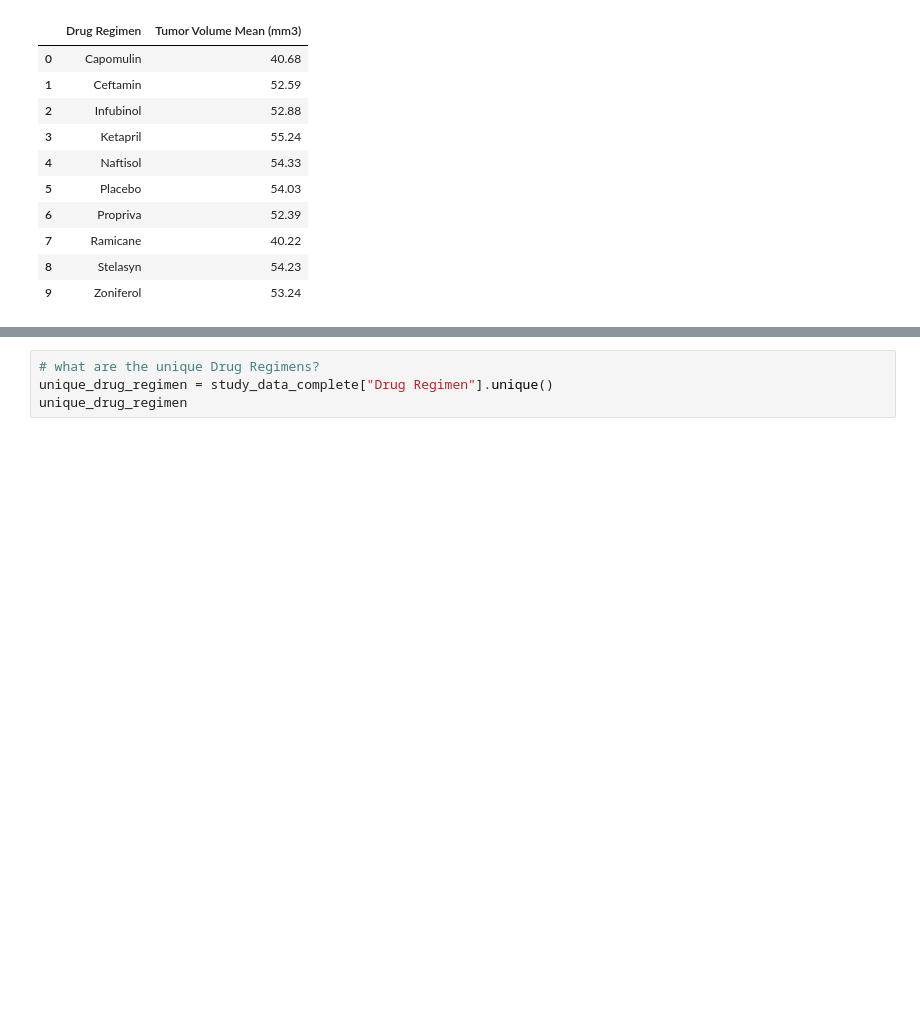
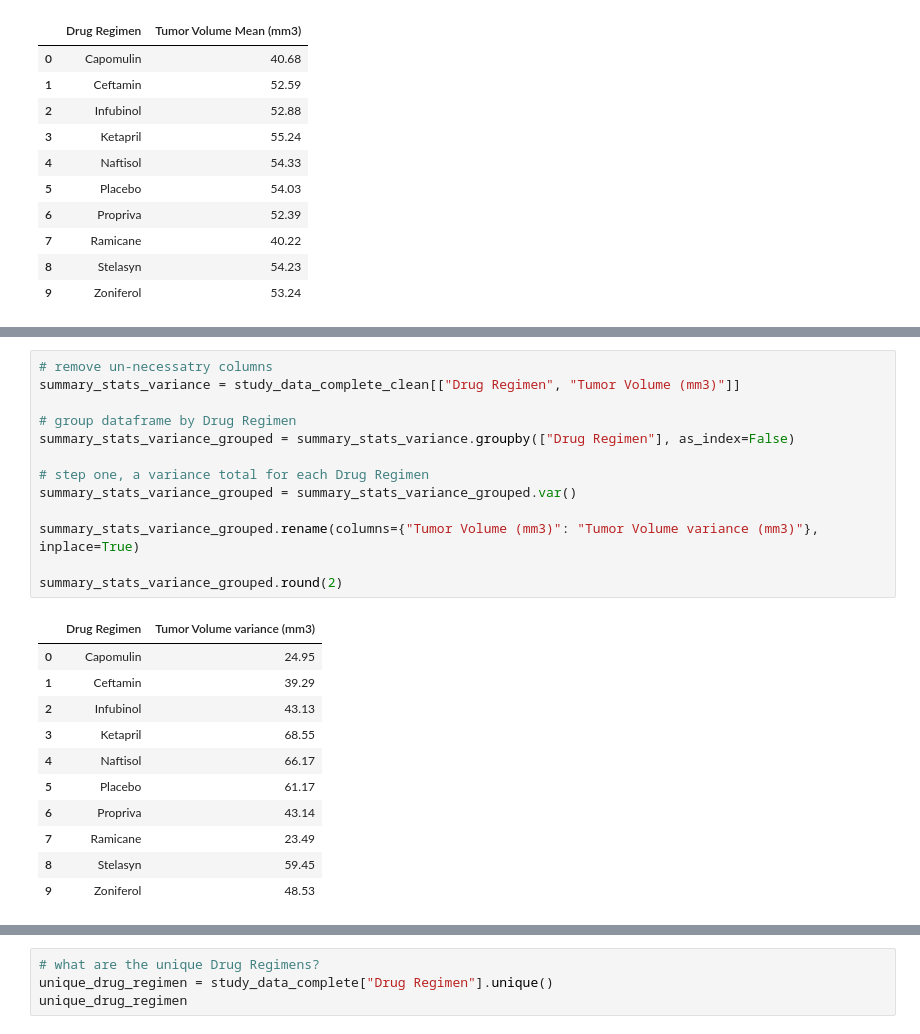
Before and after one commit to Carly-Jane/Matplotlib_Homework_Carly_Wieland, a Jupyter notebook: pymaceuticals_starter.ipynb, the cells around one changed output, grey strips where cells are left out. Cells and saved outputs as stored; diff of their text form; blank space fills up the shorter version.

```diff
--- a/pymaceuticals_starter.ipynb
+++ b/pymaceuticals_starter.ipynb
@@ -117,0 +145,25 @@ summary_stats_mean_grouped.round(2)
+# %%
+# remove un-necessatry columns
+summary_stats_variance = study_data_complete_clean[["Drug Regimen", "Tumor Volume (mm3)"]]
+
+# group dataframe by Drug Regimen
+summary_stats_variance_grouped = summary_stats_variance.groupby(["Drug Regimen"], as_index=False)
+
+# step one, a variance total for each Drug Regimen
+summary_stats_variance_grouped = summary_stats_variance_grouped.var()
+
+summary_stats_variance_grouped.rename(columns={"Tumor Volume (mm3)": "Tumor Volume variance (mm3)"}, inplace=True)
+
+summary_stats_variance_grouped.round(2)
+# %% [output]
+|  | Drug Regimen | Tumor Volume variance (mm3) |
+| 0 | Capomulin | 24.95 |
+| 1 | Ceftamin | 39.29 |
+| 2 | Infubinol | 43.13 |
+| 3 | Ketapril | 68.55 |
+| 4 | Naftisol | 66.17 |
+| 5 | Placebo | 61.17 |
+| 6 | Propriva | 43.14 |
+| 7 | Ramicane | 23.49 |
+| 8 | Stelasyn | 59.45 |
+| 9 | Zoniferol | 48.53 |
```
Also changed, not shown: parts of 6 cells of this notebook.
